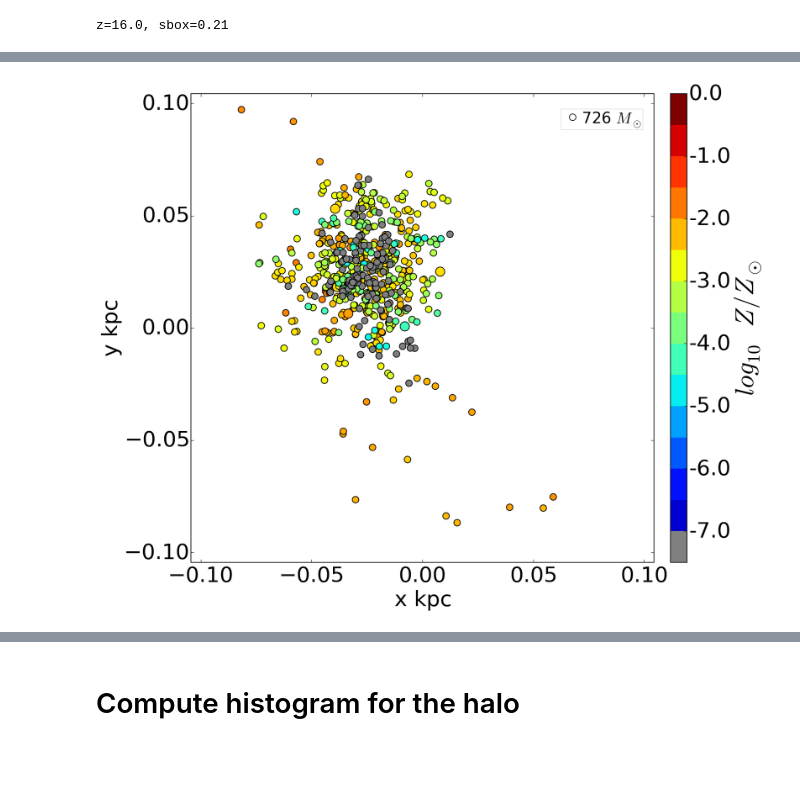
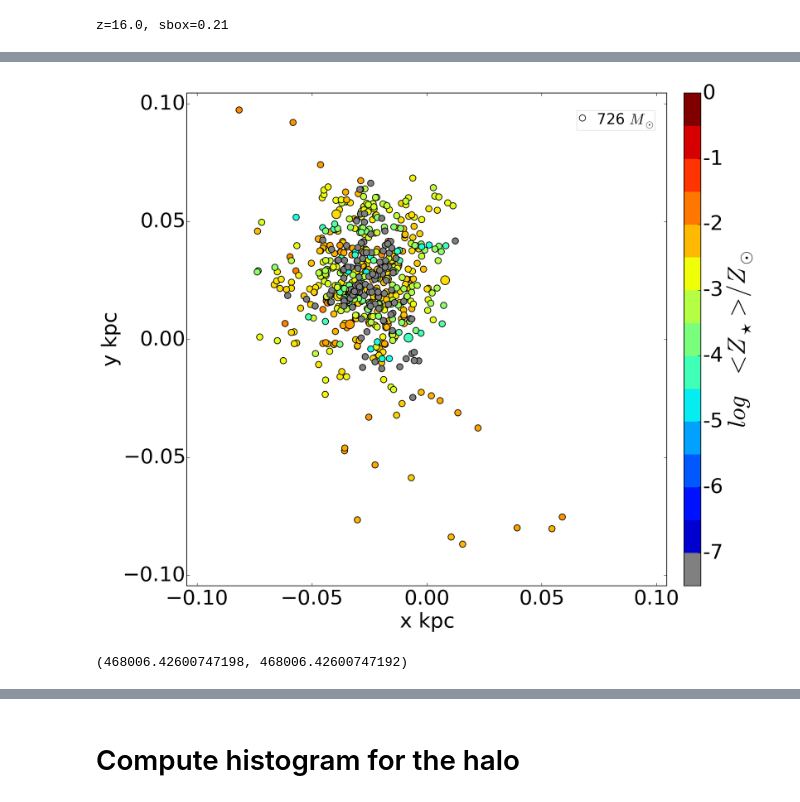
Before and after one commit to earnric/python_histograms, a Jupyter notebook: genHaloDataForPaper.ipynb, the cells around one changed output, grey strips where cells are left out. Saved outputs shown, nothing was run; the diff lists cells and outputs as text; code cells hidden in the pictures; blank space fills up the shorter version.

```diff
--- a/genHaloDataForPaper.ipynb
+++ b/genHaloDataForPaper.ipynb
@@ -10,7 +10,7 @@ import sys, os, glob, pickle, gc
 import math
 
 mpl.rcParams['figure.figsize'] = (12,9)
-mpl.rcParams['font.size'] = 26
+mpl.rcParams['font.size'] = 28
 # %%
 from matplotlib.ticker import FuncFormatter
 # ##########################################################
@@ -36,6 +33,3 @@ cmap = cmap.from_list('Custom cmap', cmaplist, cmap.N)
 bounds = np.linspace(-7.5,0,16)
 ticks  =[-7,-6,-5,-4,-3,-2,-1,0]
 norm   = mpl.colors.BoundaryNorm(bounds, cmap.N)
-# %%
-z=16.0;bs=2.636200000000000045e+02
-i = 770
@@ -45,5 +64,6 @@ comovbox = 5.0
 # %%
-sbox = comovbox / (1.0 + z) * 0.71 # Create a box that's sbox kpc physical
+z=16.0;sbox =  5.0 / (1.0 + z) * 0.71
+i=770
 print ("z=%.1lf, sbox=%.2lf"%(z,sbox))
 # %% [output]
 z=16.0, sbox=0.21
@@ -54,8 +74,12 @@ mass = np.loadtxt("spMassHaloOnly_%05.2f_%d.txt"%(z,i),skiprows=1)
 Z    = np.loadtxt("spZHaloOnly_%05.2f_%d.txt"%(z,i),skiprows=1) # SOLAR units in the file...
 PZ   = np.loadtxt("spPZHaloOnly_%05.2f_%d.txt"%(z,i),skiprows=1) # SOLAR units in the file...
 PPF  = np.loadtxt("spPPFHaloOnly_%05.2f_%d.txt"%(z,i),skiprows=1)
-Z[Z<1e-5] = 1e-8
-Zf=Z/PPF
-Zf[Zf<1e-5] = 1e-8
-PZ[PZ<1e-5] = 1e-8
-PPF[PPF<1e-8] = 1e-8
+
+fpol = (1-PPF)
+fpol[fpol<1e-5] = 1 # Don't let tiny numbers magnify Z !! Just use Z
+
+Z[Z<1e-5] = 10**-7.5
+Zf=Z/fpol # This is our Z corrected for f_pol
+Zf[Zf<1e-5] = 10**-7.5
+PZ[PZ<1e-5] = 10**-7.5
+PZf=PZ/fpol
@@ -82,5 +149,5 @@ zf4=np.log10(Zf[rngf4])
 # %%
-fig = plt.figure(figsize=(12, 10))
+fig = plt.figure()
 #fig, ((ax1, ax2), (ax3, ax4)) = plt.subplots(2, 2, sharex='col', sharey='row')
 # Fine-tune figure; hide x ticks for top plots and y ticks for right plots
 #plt.setp([a.get_xticklabels() for a in [ax1,ax2]], visible=False)
@@ -88,35 +155,39 @@ fig = plt.figure(figsize=(12, 10))
 ax1 = plt.axes(plot_area)
 ax1.set_xlim([-sbox/2.0,sbox/2.0])
 ax1.set_ylim([-sbox/2.0,sbox/2.0])
 
 xcoord = locs[:,0]; ycoord = locs[:,1]
 ax1.scatter(xcoord[rng4], ycoord[rng4], s=mass[rng4]/dotNorm, c=z4, cmap=cmap,vmin=-7.5, vmax=0)
 ax1.scatter(xcoord[rng3], ycoord[rng3], s=mass[rng3]/dotNorm, c=z3, cmap=cmap,vmin=-7.5, vmax=0)
 ax1.scatter(xcoord[rng2], ycoord[rng2], s=mass[rng2]/dotNorm, c=z2, cmap=cmap,vmin=-7.5, vmax=0)
 ax1.scatter(xcoord[rng1], ycoord[rng1], s=mass[rng1]/dotNorm, c=z1, cmap=cmap,vmin=-7.5, vmax=0)
 
 ax5 = fig.add_axes([0.85, 0.1, 0.025, 0.85])
 cb = mpl.colorbar.ColorbarBase(ax5, cmap=cmap, norm=norm, spacing='proportional',
-                            ticks=ticks, boundaries=bounds, format='%.1f')
+                            ticks=ticks, boundaries=bounds, format='%.0f')
 ax1.set_xlabel('x kpc')
 ax1.set_ylabel('y kpc')
 
 xpos = ax1.get_xlim()[1] - 0.15 * ax1.get_xlim()[1]
 ypos = ax1.get_ylim()[1] - 0.125 * ax1.get_ylim()[1]
 size = min(mass)
 legStr = '    {:.0f}'.format(size)
 legStr = legStr + " $M_{\odot}$"
 bbox = {'facecolor':'white', 'alpha':0.1, 'pad':4}
 ax1.annotate(legStr,xy=(xpos,ypos), xytext=(xpos+0.01, ypos), horizontalalignment='right', bbox=bbox, size=20)
 ax1.scatter(np.array([xpos-0.021]), np.array([ypos+0.0025]), s=np.array([min(mass)])/dotNorm,facecolors='none')
 
-#ax1.locator_params(nbins=5) # Setup the ticks according to the bins
+#ax1.locator_params(nbins=9) # Setup the ticks according to the bins
 
-ax5.set_ylabel('$log_{10}\; Z/Z_{\odot}$', size=34)
+ax5.set_ylabel('$log\; <Z_{\star}>/Z_{\odot}$', size=34)
 
 ## plt.subplots_adjust(left=0.2, bottom=0.15, right=0.80, top=0.85, wspace=.15, hspace=.15)
-#plt.savefig("SP_Z_locs_z=%.1lf-%i.pdf"%(z,indx))
+plt.savefig("SP_Z_locs_z={:04.1f}-{:d}.pdf".format(z,i))
 plt.show()
 plt.close()
 # %% [output]
-[figure, old version]
+[figure, new version]
+# %%
+np.sum(mass),np.sum(mass[rng1])+np.sum(mass[rng2])+np.sum(mass[rng3])+np.sum(mass[rng4])
+# %% [output]
+(468006.42600747198, 468006.42600747192)
```
Also changed, not shown: parts of 18 cells of this notebook.
